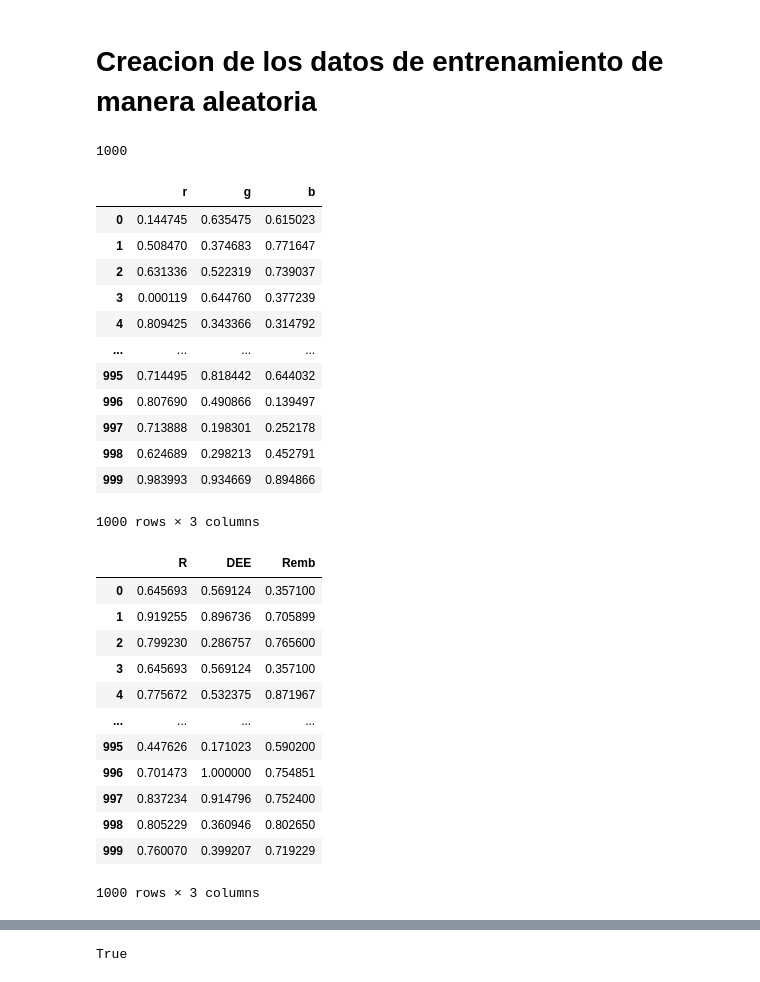
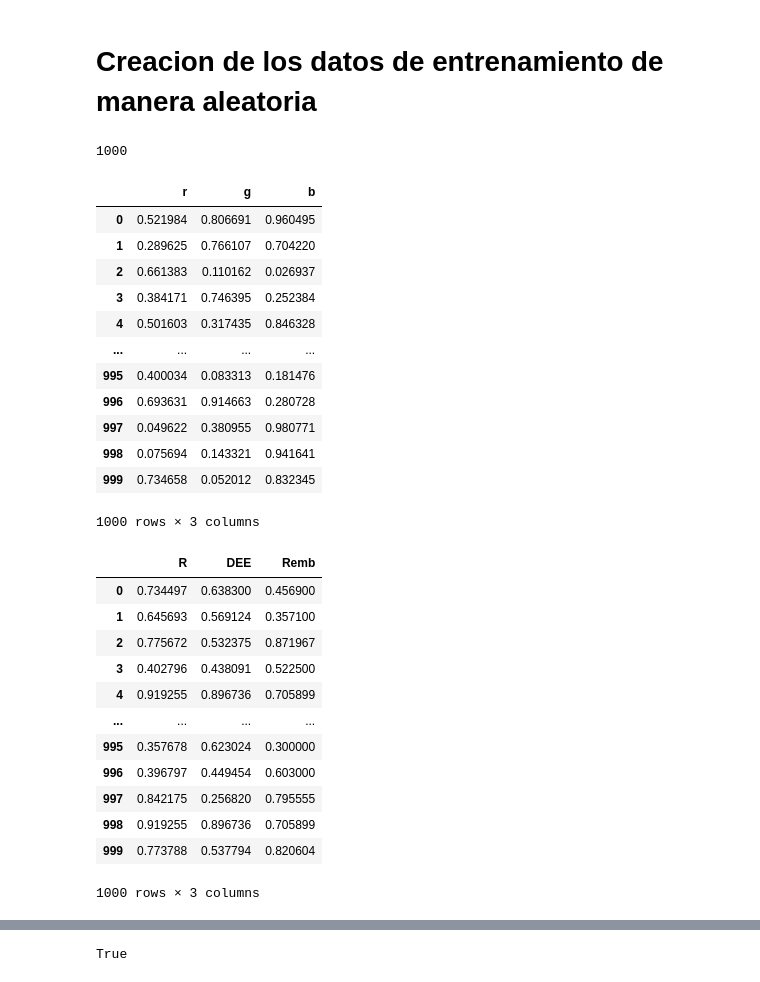
Before and after one commit to DvdRivas/MachineLearningProjects, a Jupyter notebook: Plasmonic Colors/SecondApproach.ipynb, the cells around one changed output, grey strips where cells are left out. Drawn from its saved outputs; the diff is of its cells as text; code cells hidden in the pictures.

```diff
--- a/Plasmonic Colors/SecondApproach.ipynb
+++ b/Plasmonic Colors/SecondApproach.ipynb
@@ -72,31 +182,31 @@ df.describe().T
 # %% [markdown]
 # Creacion de los datos de entrenamiento de manera aleatoria
 # %%
-from random import random
-
-test = [(random(), random(), random()) for i in range(1000)]
+import random
+random.seed(a=17)
+test = [(random.random(), random.random(), random.random()) for i in range(1000)]
 print(len(test))
 test = pd.DataFrame(test)
 test.columns=['r','g','b']
 test
 # %% [output]
 1000
 |  | r | g | b |
-| 0 | 0.144745 | 0.635475 | 0.615023 |
-| 1 | 0.508470 | 0.374683 | 0.771647 |
-| 2 | 0.631336 | 0.522319 | 0.739037 |
-| 3 | 0.000119 | 0.644760 | 0.377239 |
-| 4 | 0.809425 | 0.343366 | 0.314792 |
+| 0 | 0.521984 | 0.806691 | 0.960495 |
+| 1 | 0.289625 | 0.766107 | 0.704220 |
+| 2 | 0.661383 | 0.110162 | 0.026937 |
+| 3 | 0.384171 | 0.746395 | 0.252384 |
+| 4 | 0.501603 | 0.317435 | 0.846328 |
 | ... | ... | ... | ... |
-| 995 | 0.714495 | 0.818442 | 0.644032 |
-| 996 | 0.807690 | 0.490866 | 0.139497 |
-| 997 | 0.713888 | 0.198301 | 0.252178 |
-| 998 | 0.624689 | 0.298213 | 0.452791 |
-| 999 | 0.983993 | 0.934669 | 0.894866 |
+| 995 | 0.400034 | 0.083313 | 0.181476 |
+| 996 | 0.693631 | 0.914663 | 0.280728 |
+| 997 | 0.049622 | 0.380955 | 0.980771 |
+| 998 | 0.075694 | 0.143321 | 0.941641 |
+| 999 | 0.734658 | 0.052012 | 0.832345 |
 1000 rows × 3 columns
 # %%
 knn = KNeighborsRegressor(n_neighbors=1)
-knn.fit(df.drop(['R', 'DEE', 'Remb'],axis=1), df[['R', 'DEE', 'Remb']])
+knn.fit(df.drop(['R', 'DEE', 'Remb','x','y'],axis=1), df[['R', 'DEE', 'Remb']])
 
 # Prediciendo nuevos datos
 predictions = knn.predict(test)
@@ -105,16 +215,16 @@ test.columns=('R','DEE','Remb')
 test
 # %% [output]
 |  | R | DEE | Remb |
-| 0 | 0.645693 | 0.569124 | 0.357100 |
-| 1 | 0.919255 | 0.896736 | 0.705899 |
-| 2 | 0.799230 | 0.286757 | 0.765600 |
-| 3 | 0.645693 | 0.569124 | 0.357100 |
-| 4 | 0.775672 | 0.532375 | 0.871967 |
+| 0 | 0.734497 | 0.638300 | 0.456900 |
+| 1 | 0.645693 | 0.569124 | 0.357100 |
+| 2 | 0.775672 | 0.532375 | 0.871967 |
+| 3 | 0.402796 | 0.438091 | 0.522500 |
+| 4 | 0.919255 | 0.896736 | 0.705899 |
 | ... | ... | ... | ... |
-| 995 | 0.447626 | 0.171023 | 0.590200 |
-| 996 | 0.701473 | 1.000000 | 0.754851 |
-| 997 | 0.837234 | 0.914796 | 0.752400 |
-| 998 | 0.805229 | 0.360946 | 0.802650 |
-| 999 | 0.760070 | 0.399207 | 0.719229 |
+| 995 | 0.357678 | 0.623024 | 0.300000 |
+| 996 | 0.396797 | 0.449454 | 0.603000 |
+| 997 | 0.842175 | 0.256820 | 0.795555 |
+| 998 | 0.919255 | 0.896736 | 0.705899 |
+| 999 | 0.773788 | 0.537794 | 0.820604 |
 1000 rows × 3 columns
 # %%
```
Also changed, not shown: parts of 74 cells of this notebook, 2 other files.
